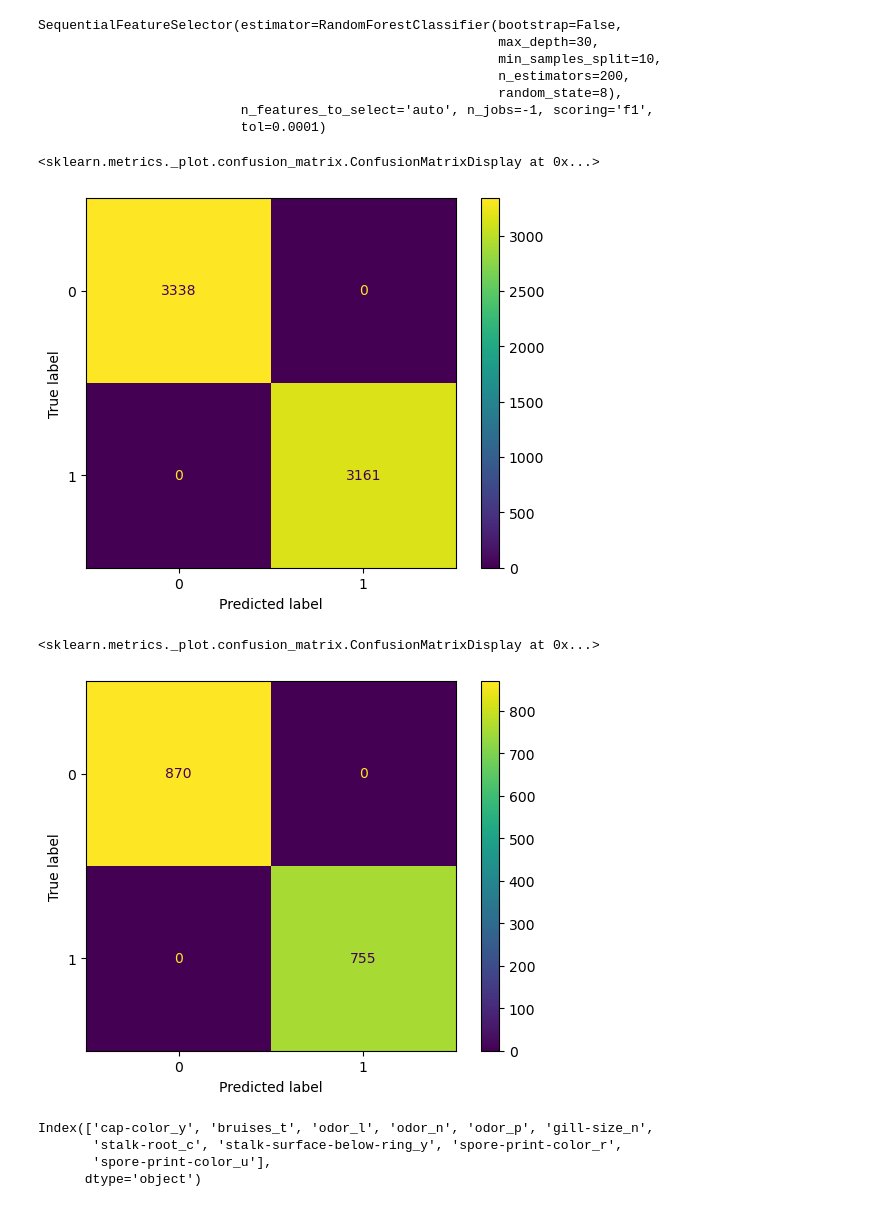
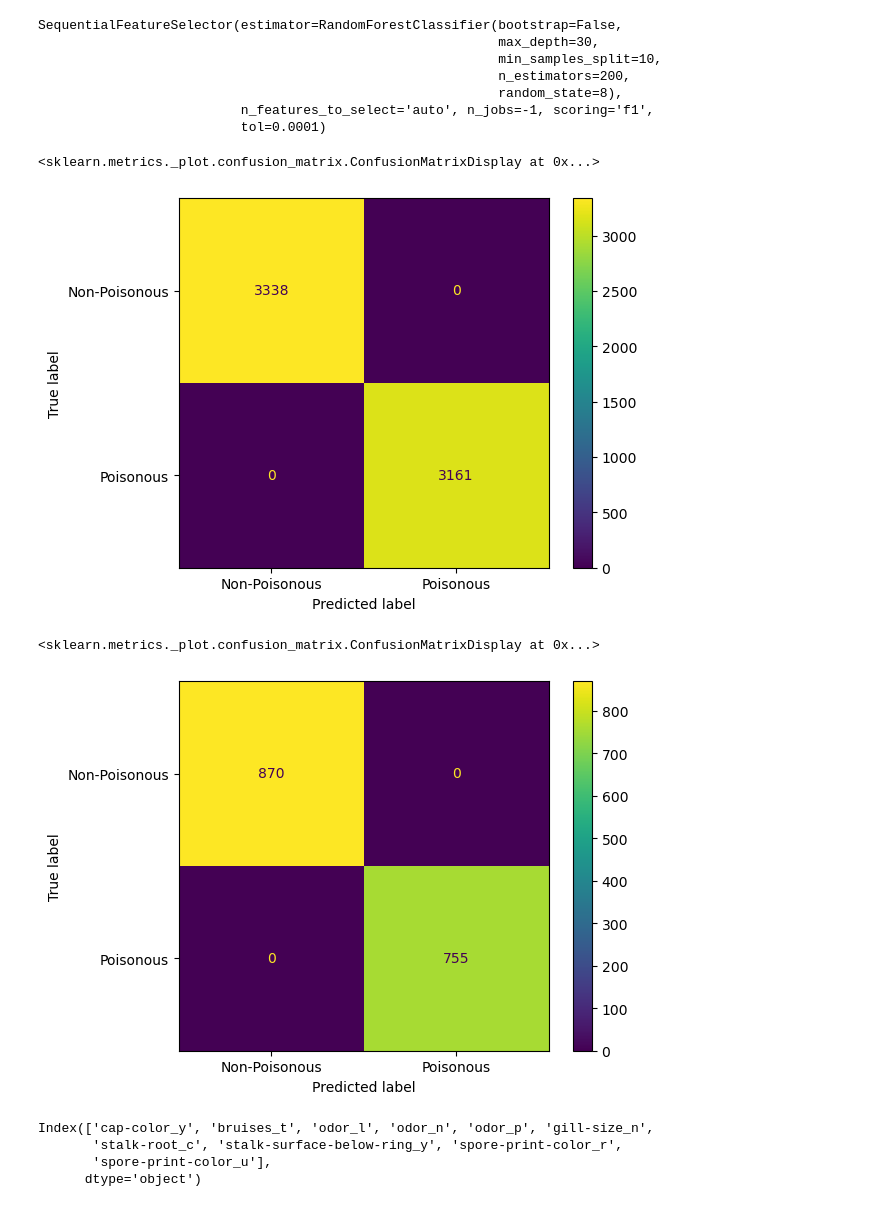
Before and after one commit to JamesClayfield/ML2_Mushroom_Classifier, a Jupyter notebook: Individual.ipynb, the cells around one changed output. Saved outputs shown, nothing was run; the diff lists cells and outputs as text; code cells hidden in the pictures.

```diff
--- a/Individual.ipynb
+++ b/Individual.ipynb
@@ -408,26 +402,27 @@ SequentialFeatureSelector(estimator=RandomForestClassifier(bootstrap=False,
 # %%
 selected_features_mask = sfs.get_support()
 
 # Transform the training and test data using only the selected features
 X_train_selected = X_train.loc[:, selected_features_mask]
 X_test_selected = X_test.loc[:, selected_features_mask]
 
 # Fit the best model on the selected features
 best_model.fit(X_train_selected, y_train)
 
 y_predict_train = best_model.predict(X_train_selected)
 y_predict_train
-ConfusionMatrixDisplay.from_predictions(y_train, y_predict_train)
+ConfusionMatrixDisplay.from_predictions(y_train, y_predict_train,display_labels=["Non-Poisonous", "Poisonous"])
 # %% [output]
 <sklearn.metrics._plot.confusion_matrix.ConfusionMatrixDisplay at 0x...>
-[figure, old version]
+[figure, new version]
 # %%
 y_predict_test = best_model.predict(X_test_selected)
 y_predict_test
-ConfusionMatrixDisplay.from_predictions(y_test, y_predict_test)
+
+ConfusionMatrixDisplay.from_predictions(y_test, y_predict_test,display_labels=["Non-Poisonous", "Poisonous"])
 # %% [output]
 <sklearn.metrics._plot.confusion_matrix.ConfusionMatrixDisplay at 0x...>
-[figure, old version]
+[figure, new version]
 # %%
 X_test_selected.columns
 # %% [output]
```
Also changed, not shown: parts of 4 cells of this notebook.
